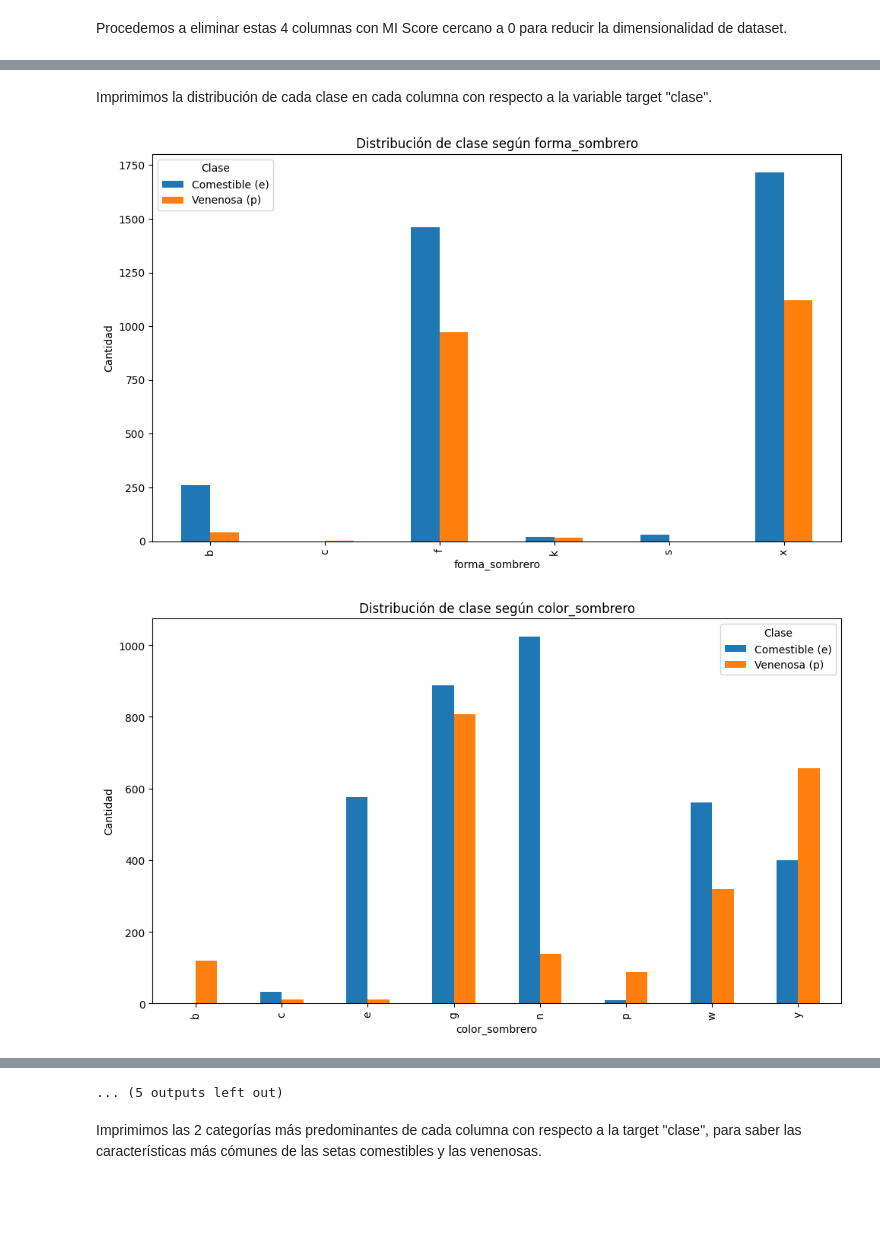
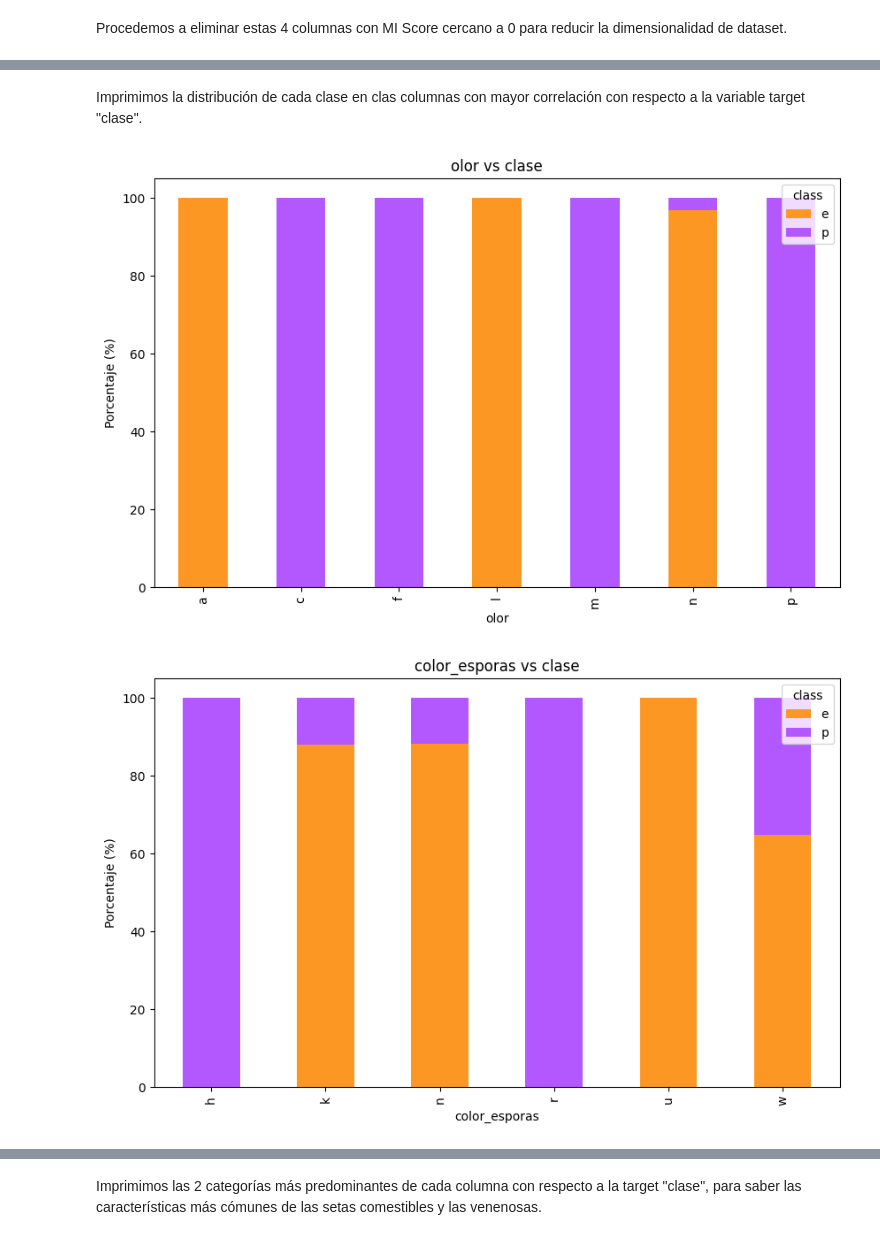
Before and after one commit to alharuty/Proyecto-VIII-ALLA, a Jupyter notebook: EDA.ipynb, the cells around one changed output, grey strips where cells are left out. Cells and saved outputs as stored; diff of their text form; code cells hidden in the pictures; blank space fills up the shorter version.

Commit message:
feat: imported plot_crosstab function from marie-adi

```diff
--- a/EDA.ipynb
+++ b/EDA.ipynb
@@ -393,17 +364,17 @@ memory usage: 837.6+ KB
 # %% [markdown]
-Imprimimos la distribución de cada clase en cada columna con respecto a la variable target "clase".
+Imprimimos la distribución de cada clase en clas columnas con mayor correlación con respecto a la variable target "clase".
 # %%
-predictoras = df.columns.drop('clase')
+def plot_crosstab(col):
+    crosstab = pd.crosstab(df[col], df['clase'], normalize='index') * 100
+    crosstab.plot(kind='bar', stacked=True, figsize=(10, 6), color=["#fd9723", "#b357ff"])
+    plt.title(f'{col} vs clase')
+    plt.ylabel('Porcentaje (%)')
+    plt.xlabel(col)
+    plt.legend(title='class', loc='upper right')
+    plt.show()
 
-for col in predictoras:
-    conteo = pd.crosstab(df[col], df['clase'])
-    conteo.plot(kind='bar', figsize=(10, 6))
-    plt.title(f'Distribución de clase según {col}')
-    plt.xlabel(col)
-    plt.ylabel('Cantidad')
-    plt.legend(title='Clase', labels=['Comestible (e)', 'Venenosa (p)'])
-    plt.tight_layout()
-    plt.show()
+for col in ["olor", "color_esporas", "tipo_anillo", "superficie_tallo_arriba_anillo", "superficie_tallo_abajo_anillo"]:
+    plot_crosstab(col)
 # %% [output]
-[figure, old version]
+[figure, new version]
-[figure, old version]
+[figure, new version]
@@ -420,3 +384,2 @@ for col in predictoras:
-... (5 outputs left out)
 # %% [markdown]
 Imprimimos las 2 categorías más predominantes de cada columna con respecto a la target "clase", para saber las características más cómunes de las setas comestibles y las venenosas.
```
Also changed, not shown: parts of 4 cells of this notebook.
